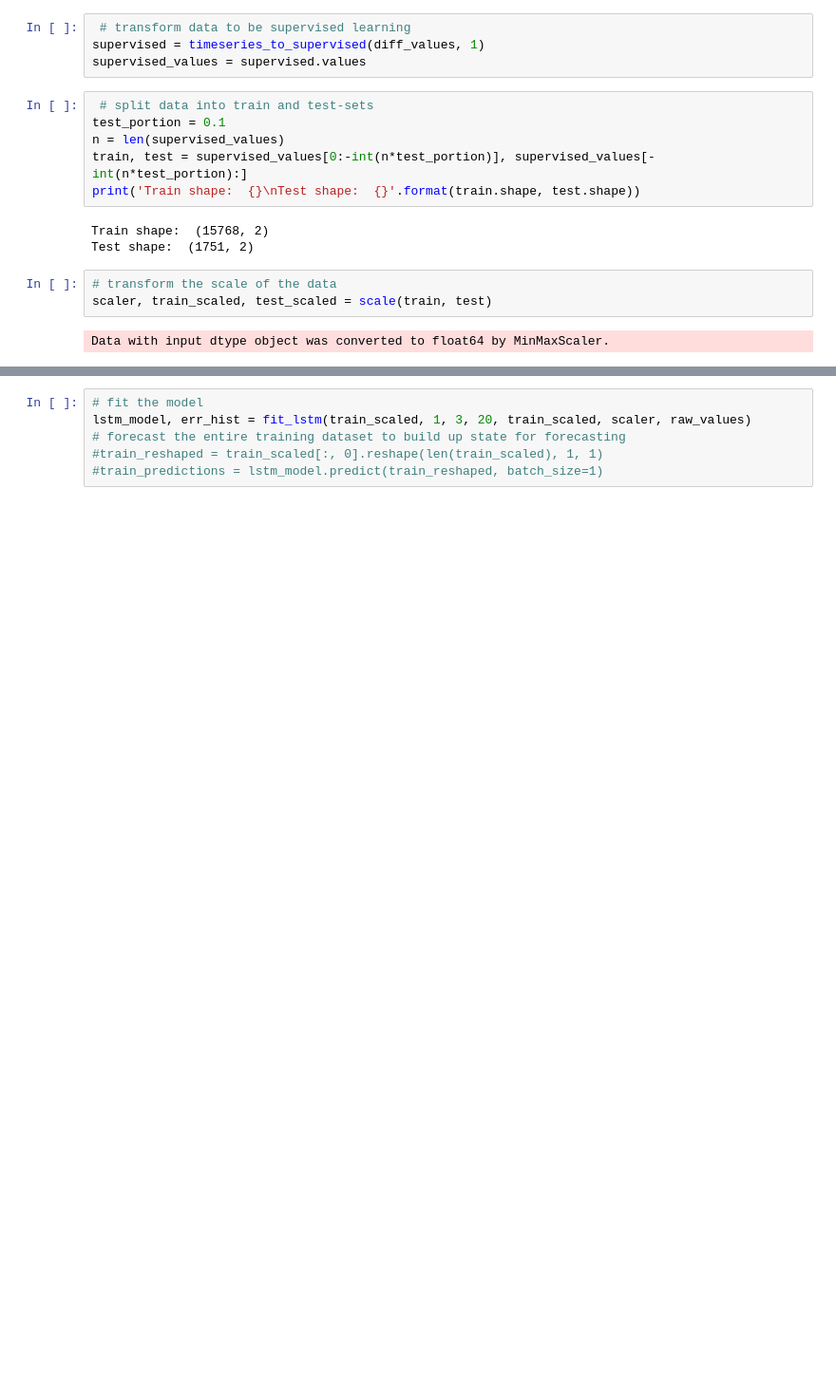
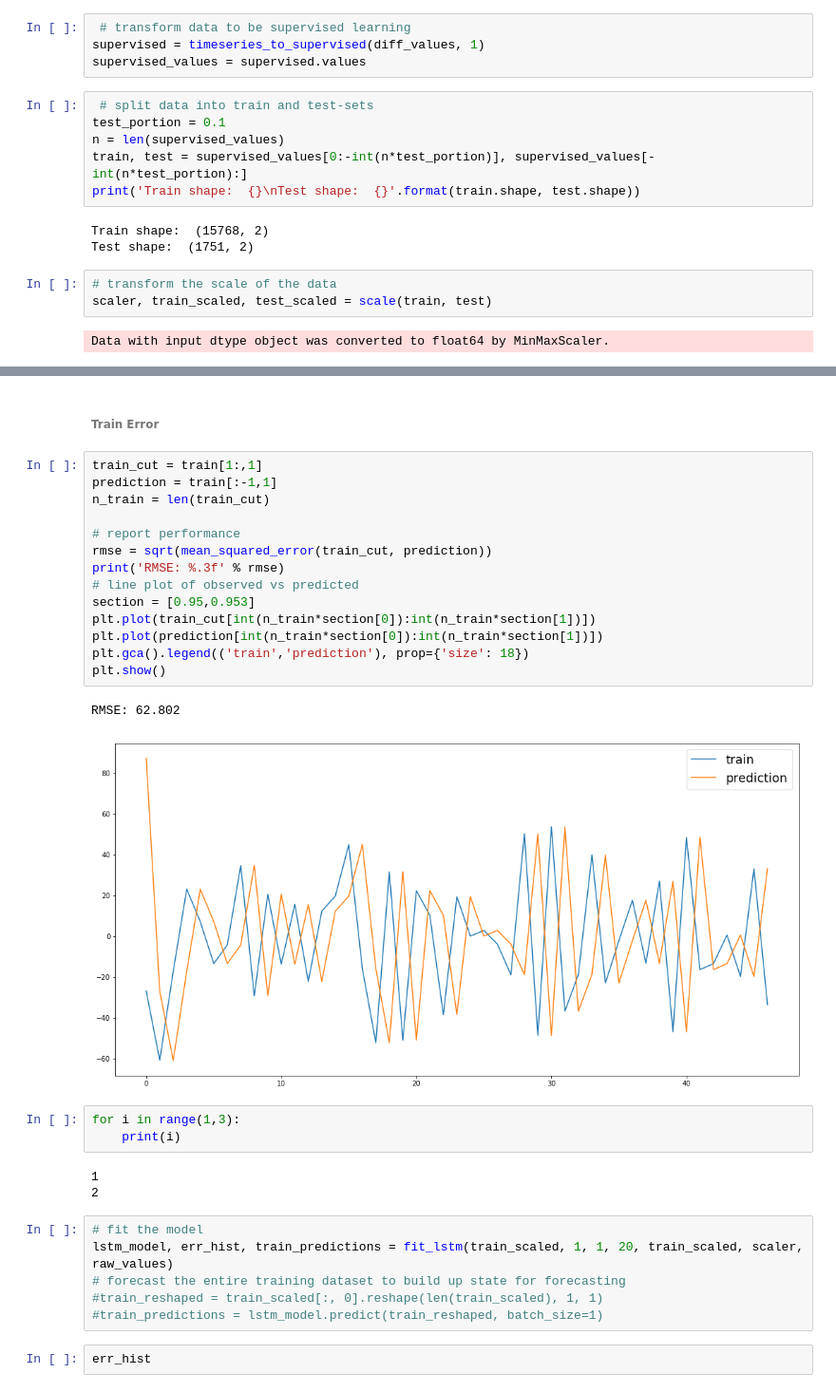
Before and after one commit to k2703/SETS, a Jupyter notebook: forecast-service/Forecast.ipynb, the cells around one changed output, grey strips where cells are left out. Shown at 95% size. Drawn from its saved outputs; the diff is of its cells as text; blank space fills up the shorter version.

```diff
--- a/forecast-service/Forecast.ipynb
+++ b/forecast-service/Forecast.ipynb
@@ -243,6 +242,33 @@ Data with input dtype object was converted to float64 by MinMaxScaler.
+# %% [markdown]
+###### Train Error
+# %%
+train_cut = train[1:,1]
+prediction = train[:-1,1]
+n_train = len(train_cut)
+
+# report performance
+rmse = sqrt(mean_squared_error(train_cut, prediction))
+print('RMSE: %.3f' % rmse)
+# line plot of observed vs predicted
+section = [0.95,0.953]
+plt.plot(train_cut[int(n_train*section[0]):int(n_train*section[1])])
+plt.plot(prediction[int(n_train*section[0]):int(n_train*section[1])])
+plt.gca().legend(('train','prediction'), prop={'size': 18})
+plt.show()
+# %% [output]
+RMSE: 62.802
+[figure, added]
+# %%
+for i in range(1,3):
+    print(i)
+# %% [output]
+1
+2
 # %%
 # fit the model
-lstm_model, err_hist = fit_lstm(train_scaled, 1, 3, 20, train_scaled, scaler, raw_values)
+lstm_model, err_hist, train_predictions = fit_lstm(train_scaled, 1, 1, 20, train_scaled, scaler, raw_values)
 # forecast the entire training dataset to build up state for forecasting
 #train_reshaped = train_scaled[:, 0].reshape(len(train_scaled), 1, 1)
 #train_predictions = lstm_model.predict(train_reshaped, batch_size=1)
+# %%
+err_hist
```
Also changed, not shown: parts of 10 cells of this notebook.
